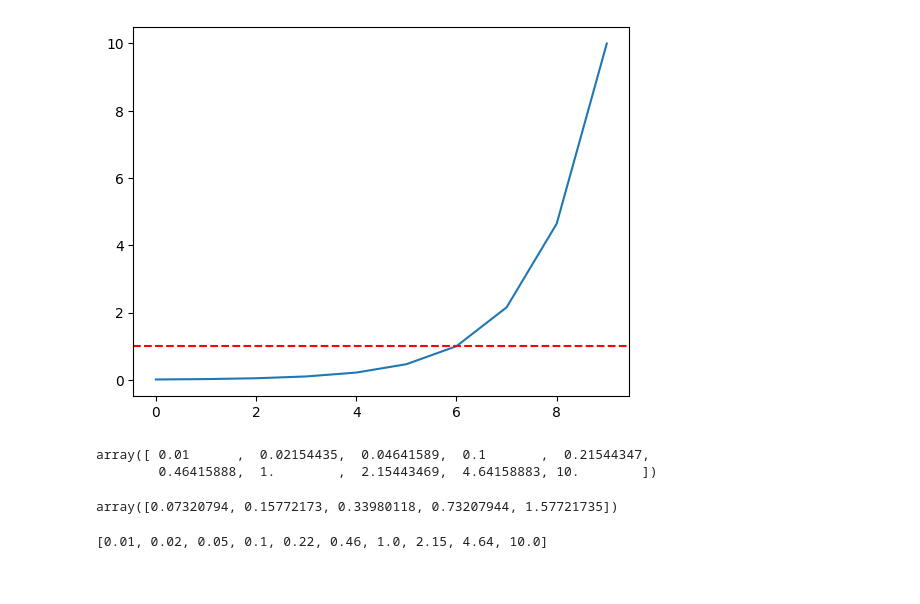
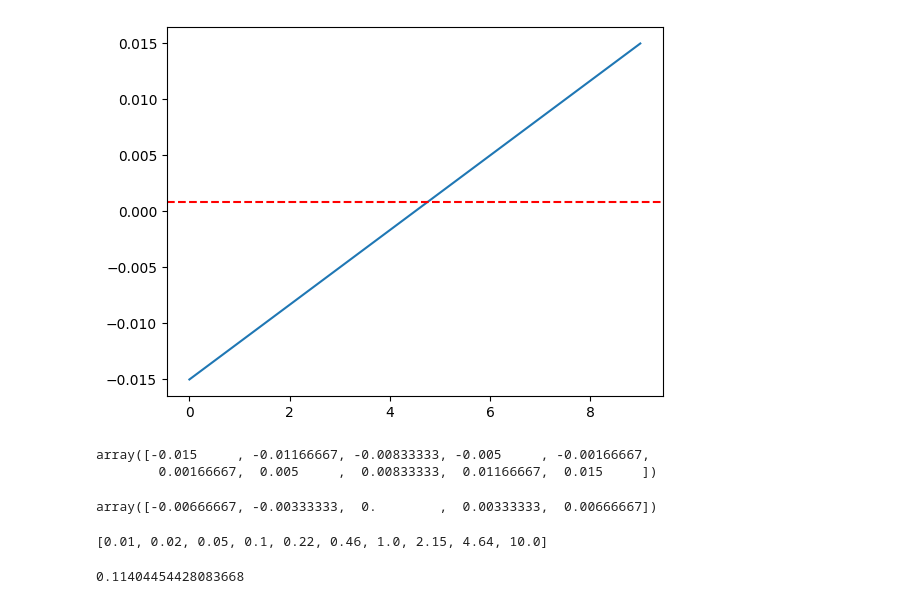
Before and after one commit to tidiane-camaret/contextual_rl_zero_shot, a Jupyter notebook: scripts/experiments/train_eval_range_tests.ipynb, the cells around one changed output. Drawn from its saved outputs; the diff is of its cells as text; code cells hidden in the pictures.

```diff
--- a/scripts/experiments/train_eval_range_tests.ipynb
+++ b/scripts/experiments/train_eval_range_tests.ipynb
@@ -1,31 +1,36 @@
 # %%
 import numpy as np
 x = np.arange(10)
-y = np.geomspace(0.01, 10, 10)
+y = np.linspace(-0.015 , 0.015, 10)
 
 #plot the data
 import matplotlib.pyplot as plt
 plt.plot(x, y)
 # plot y = 0.02
-plt.axhline(y=1, color='r', linestyle='--')
+plt.axhline(y=0.00082, color='r', linestyle='--')
 plt.show()
 # %% [output]
-[figure, old version]
+[figure, new version]
 # %%
 y
 # %% [output]
-array([ 0.01      ,  0.02154435,  0.04641589,  0.1       ,  0.21544347,
-        0.46415888,  1.        ,  2.15443469,  4.64158883, 10.        ])
+array([-0.015     , -0.01166667, -0.00833333, -0.005     , -0.00166667,
+        0.00166667,  0.005     ,  0.00833333,  0.01166667,  0.015     ])
 # %%
 # 5 middle values
 y_m = y[2:8]
 # average of y_m{i}, y_m{i+1}
 (y_m[1:] + y_m[:-1]) / 2
 # %% [output]
-array([0.07320794, 0.15772173, 0.33980118, 0.73207944, 1.57721735])
+array([-0.00666667, -0.00333333,  0.        ,  0.00333333,  0.00666667])
 # %%
 numbers = [ 0.01      ,  0.02154435,  0.04641589,  0.1       ,  0.21544347,
         0.46415888,  1.        ,  2.15443469,  4.64158883, 10.        ]
 [round(num, 2) for num in numbers]
 # %% [output]
 [0.01, 0.02, 0.05, 0.1, 0.22, 0.46, 1.0, 2.15, 4.64, 10.0]
+# %%
+
+np.log(np.mean(np.exp([0.02 , 0.2])))
+# %% [output]
+0.11404454428083668
```
Also changed, not shown: parts of 2 cells of this notebook, 12 other files.
